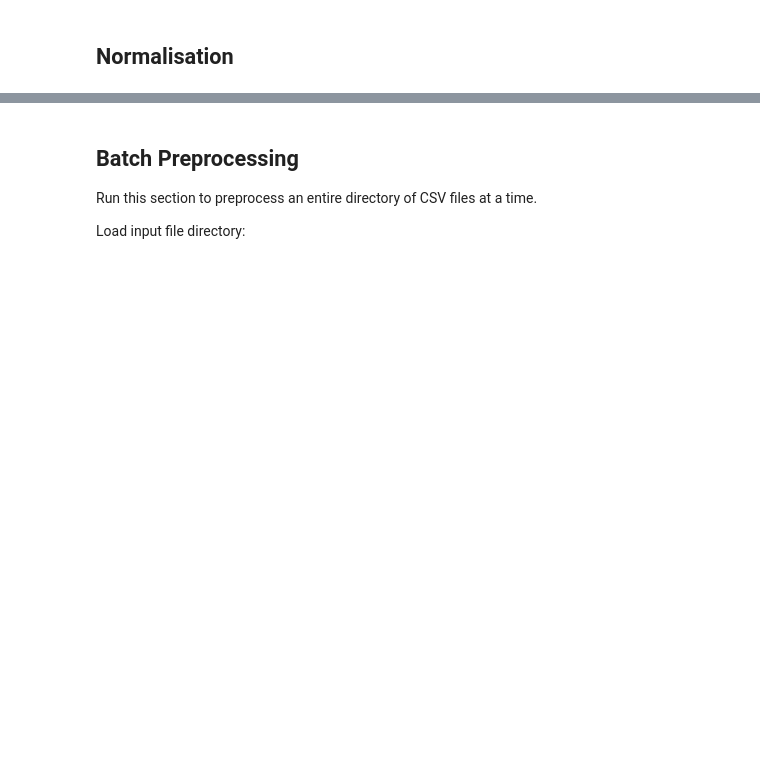
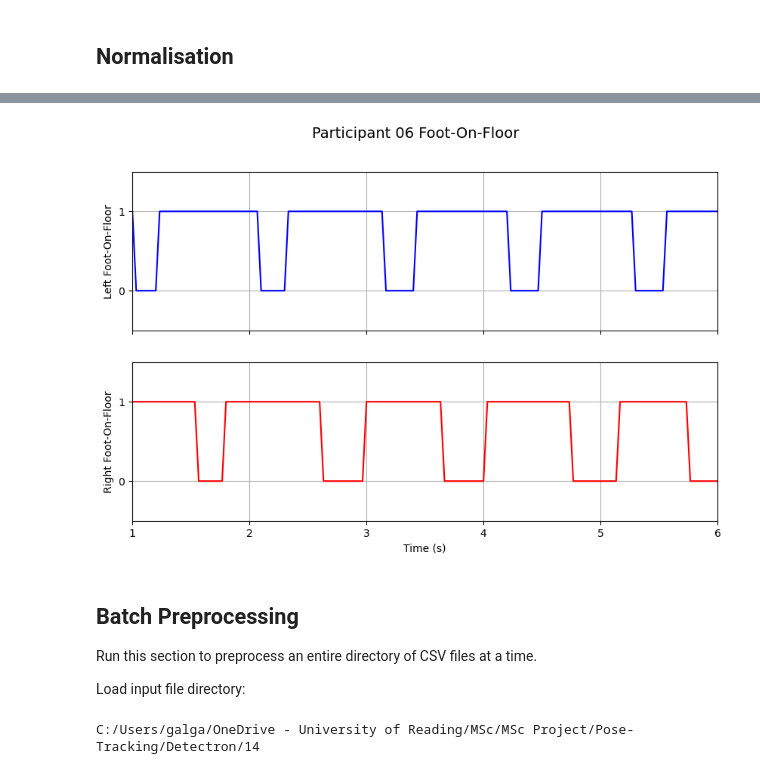
Before and after one commit to GalJackson/Gait-Classification, a Jupyter notebook: preprocessing.ipynb, the cells around one changed output, grey strips where cells are left out. Cells and saved outputs as stored; diff of their text form; code cells hidden in the pictures; blank space fills up the shorter version.

```diff
--- a/preprocessing.ipynb
+++ b/preprocessing.ipynb
@@ -273,8 +301,8 @@ def find_MOS(df, RHeels, LHeels, direction):
 # %%
 def gait_variable_preprocessing(df, direction):
     # find heel strikes and toe offs of each leg
-    RHeels, RToes = detect_steps(df.RAnkle, direction=direction)
-    LHeels, LToes = detect_steps(df.LAnkle, direction=direction)
+    RHeels, RToes = detect_steps(df.RAnkle_y, direction=direction)
+    LHeels, LToes = detect_steps(df.LAnkle_y, direction=direction)
 
     # generate binary time series to descripe when each foot is placed on the floor
     df["RAnkle_onfloor"] = foot_on_floor(RHeels, RToes, len(df))
@@ -297,3 +413,32 @@ def normalise_keypoints(df):
+# %%
+# Create the plot
+fig, (ax1, ax2) = plt.subplots(2, 1, sharex=True, figsize=(10, 6))
+plt.suptitle("Participant 06 Foot-On-Floor", fontsize=14)
+
+# Plot left foot-on-floor
+ax1.plot(test_df.time, test_df.LAnkle_onfloor, color='blue')
+ax1.set_ylim(-0.5, 1.5)
+ax1.set_yticks([0, 1])
+ax1.set_xlim(1, 6)
+ax1.set_ylabel('Left Foot-On-Floor')
+ax1.grid(True)
+
+# Plot right foot-on-floor
+ax2.plot(test_df.time, test_df.RAnkle_onfloor, color='red')
+ax2.set_ylim(-0.5, 1.5)
+ax2.set_yticks([0, 1])
+ax2.set_xlim(1, 6)
+ax2.set_ylabel('Right Foot-On-Floor')
+ax2.grid(True)
+
+# Common x label
+plt.xlabel('Time (s)')
+
+
+# Show the plot
+plt.show()
+# %% [output]
+[figure, added]
 # %% [markdown]
 ## Batch Preprocessing
 
@@ -306,3 +452,7 @@ dir_path = filedialog.askdirectory()
 # %%
+dir_path = filedialog.askdirectory(title="Select input directory") # input
+print(dir_path)
 # all CSV files in the parent directory
 csv_files = [f for f in os.listdir(dir_path) if f.endswith('.csv')]
+# %% [output]
+C:/Users/galga/OneDrive - University of Reading/MSc/MSc Project/Pose-Tracking/Detectron/14
```
Also changed, not shown: parts of 27 cells of this notebook.
